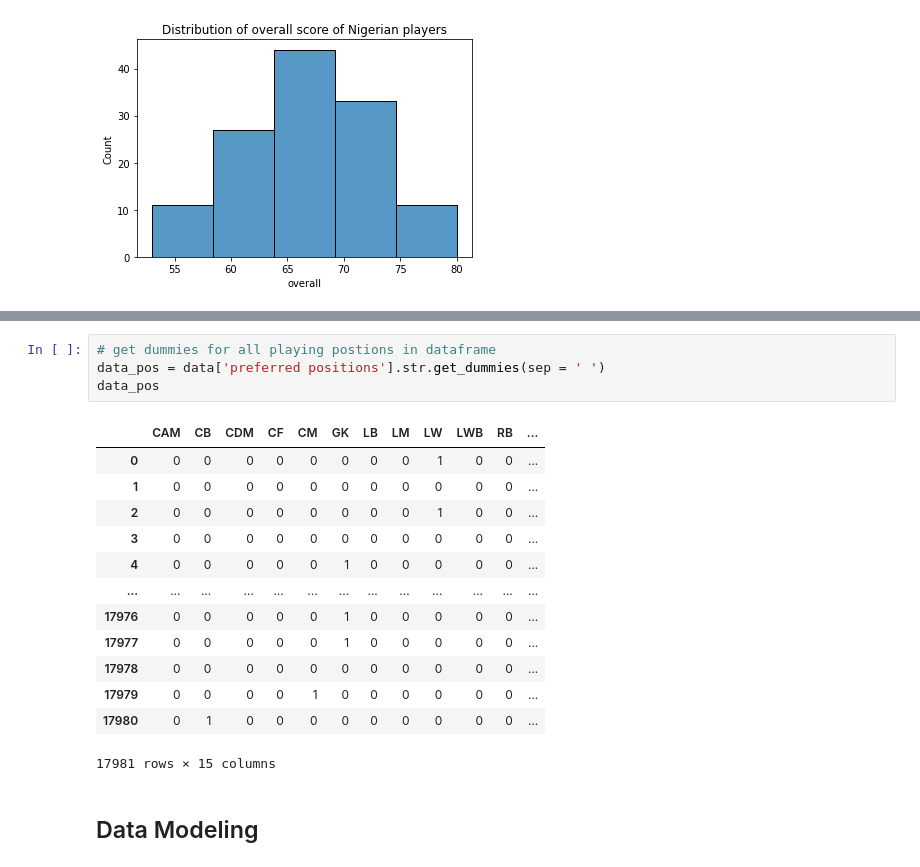
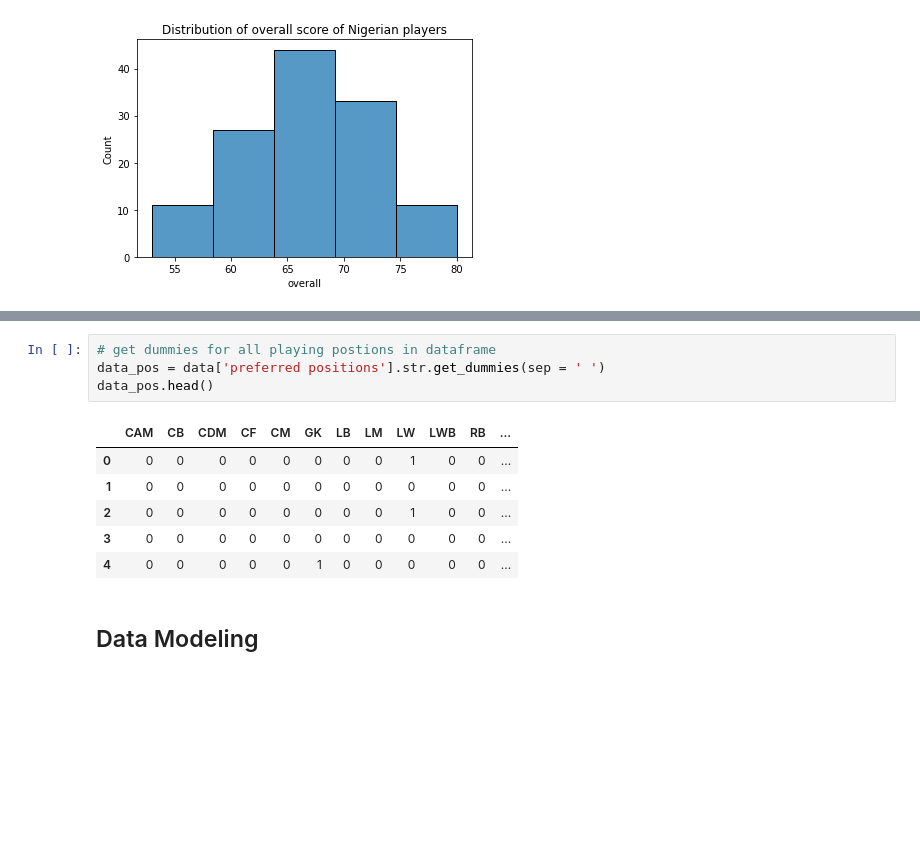
Before and after one commit to imabiodun/fifa-ranking, a Jupyter notebook: fifa-player-ranking.ipynb, the cells around one changed output, grey strips where cells are left out. Saved outputs shown, nothing was run; the diff lists cells and outputs as text; blank space fills up the shorter version.

```diff
--- a/fifa-player-ranking.ipynb
+++ b/fifa-player-ranking.ipynb
@@ -385,21 +509,14 @@ country_data
 # %%
 # get dummies for all playing postions in dataframe
 data_pos = data['preferred positions'].str.get_dummies(sep = ' ')
-data_pos
+data_pos.head()
 # %% [output]
 |  | CAM | CB | CDM | CF | CM | GK | LB | LM | LW | LWB | RB | ... |
 | 0 | 0 | 0 | 0 | 0 | 0 | 0 | 0 | 0 | 1 | 0 | 0 | ... |
 | 1 | 0 | 0 | 0 | 0 | 0 | 0 | 0 | 0 | 0 | 0 | 0 | ... |
 | 2 | 0 | 0 | 0 | 0 | 0 | 0 | 0 | 0 | 1 | 0 | 0 | ... |
 | 3 | 0 | 0 | 0 | 0 | 0 | 0 | 0 | 0 | 0 | 0 | 0 | ... |
 | 4 | 0 | 0 | 0 | 0 | 0 | 1 | 0 | 0 | 0 | 0 | 0 | ... |
-| ... | ... | ... | ... | ... | ... | ... | ... | ... | ... | ... | ... | ... |
-| 17976 | 0 | 0 | 0 | 0 | 0 | 1 | 0 | 0 | 0 | 0 | 0 | ... |
-| 17977 | 0 | 0 | 0 | 0 | 0 | 1 | 0 | 0 | 0 | 0 | 0 | ... |
-| 17978 | 0 | 0 | 0 | 0 | 0 | 0 | 0 | 0 | 0 | 0 | 0 | ... |
-| 17979 | 0 | 0 | 0 | 0 | 1 | 0 | 0 | 0 | 0 | 0 | 0 | ... |
-| 17980 | 0 | 1 | 0 | 0 | 0 | 0 | 0 | 0 | 0 | 0 | 0 | ... |
-17981 rows × 15 columns
 # %% [markdown]
 ## Data Modeling
 # %%
```
Also changed, not shown: parts of 54 cells of this notebook.
